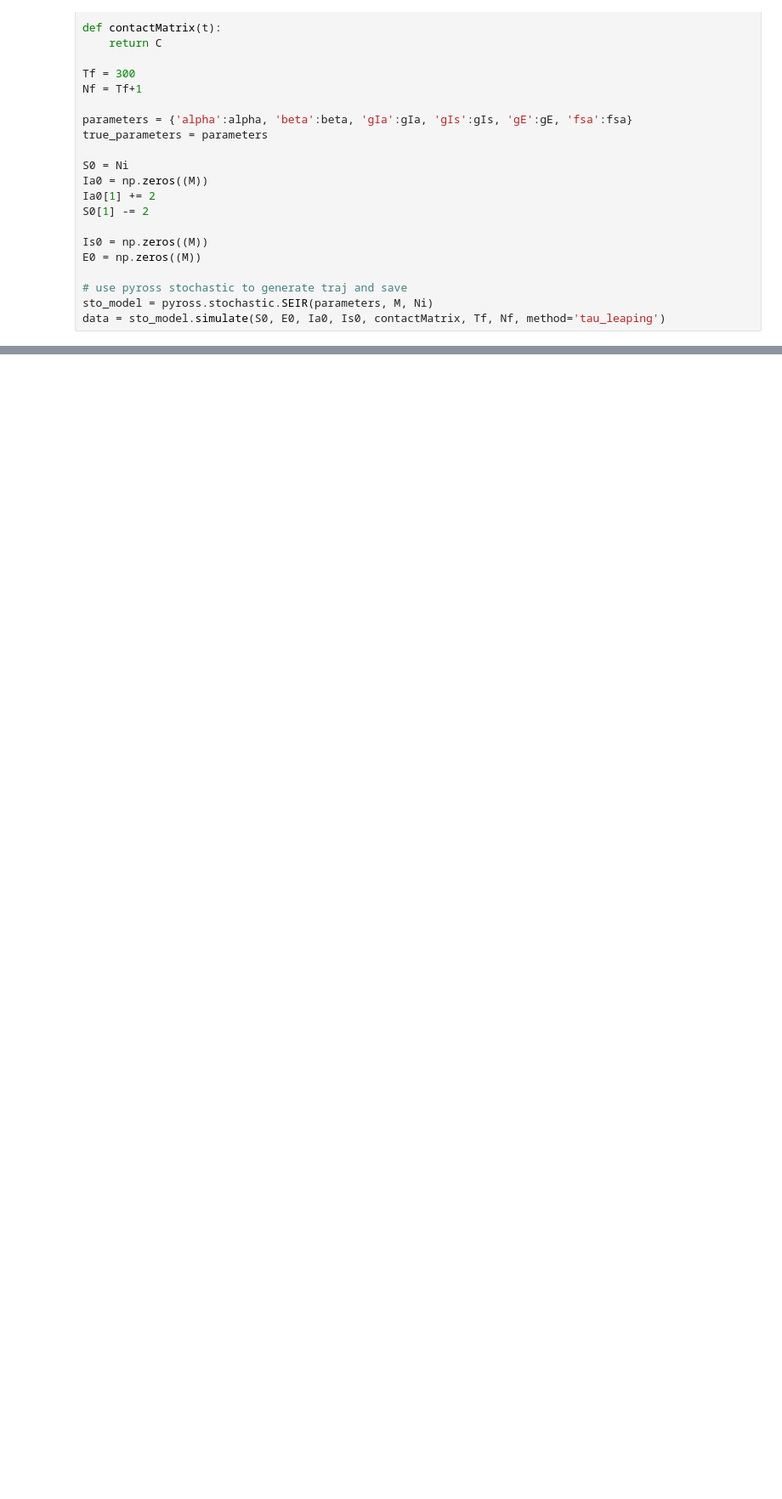
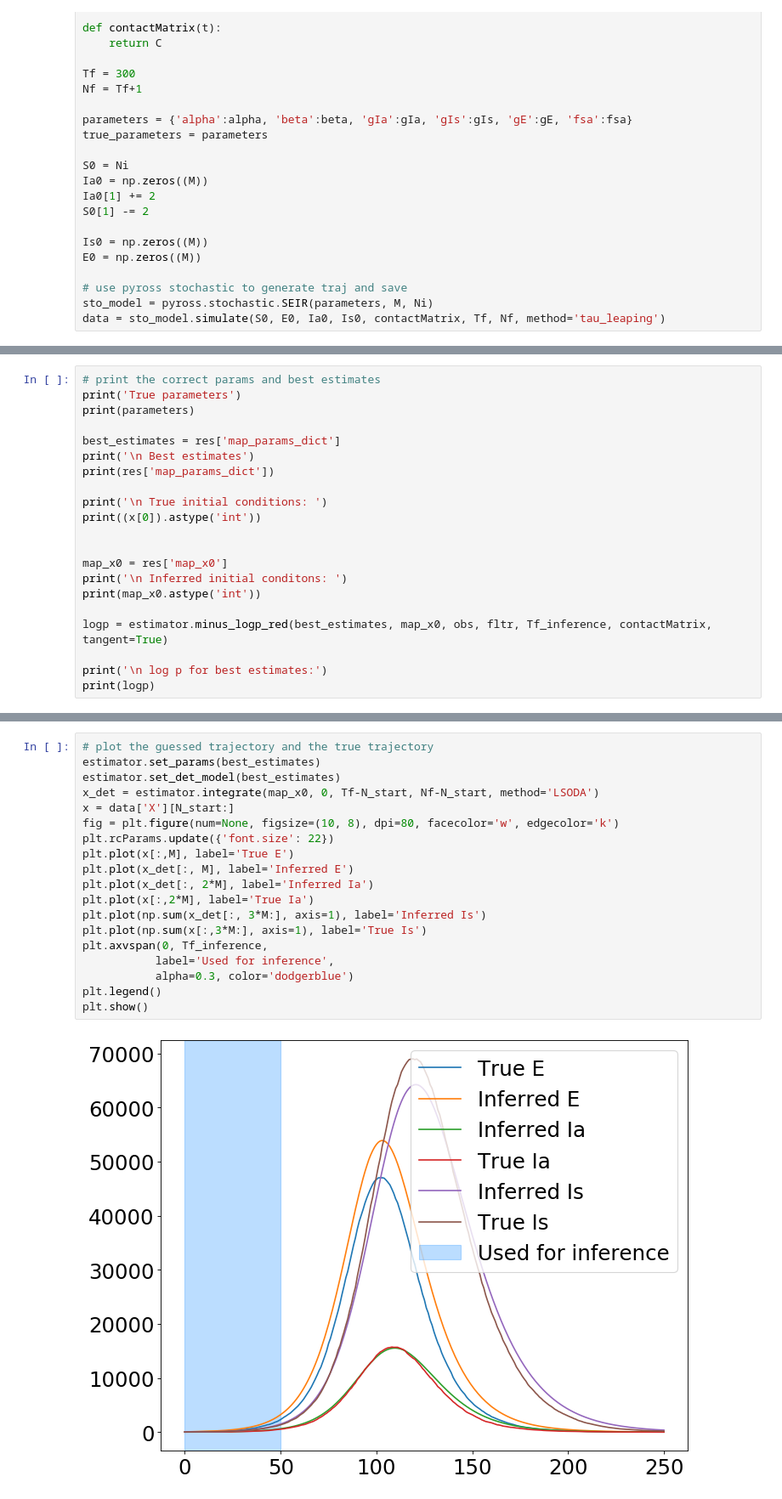
Before and after one commit to rajeshrinet/pyross, a Jupyter notebook: examples/inference/ex-lin-mode-M=2.ipynb, the cells around one changed output, grey strips where cells are left out. Shown at 85% size. Saved outputs shown, nothing was run; the diff lists cells and outputs as text; blank space fills up the shorter version.

```diff
--- a/examples/inference/ex-lin-mode-M=2.ipynb
+++ b/examples/inference/ex-lin-mode-M=2.ipynb
@@ -247,0 +199,21 @@ R initial =  [46.83406035 47.09900991]
+# %%
+# print the correct params and best estimates
+print('True parameters')
+print(parameters)
+
+best_estimates = res['map_params_dict']
+print('\n Best estimates')
+print(res['map_params_dict'])
+
+print('\n True initial conditions: ')
+print((x[0]).astype('int'))
+
+
+map_x0 = res['map_x0']
+print('\n Inferred initial conditons: ')
+print(map_x0.astype('int'))
+
+logp = estimator.minus_logp_red(best_estimates, map_x0, obs, fltr, Tf_inference, contactMatrix, tangent=True)
+
+print('\n log p for best estimates:')
+print(logp)
@@ -247,0 +235,21 @@ R initial =  [46.83406035 47.09900991]
+# %%
+# plot the guessed trajectory and the true trajectory
+estimator.set_params(best_estimates)
+estimator.set_det_model(best_estimates)
+x_det = estimator.integrate(map_x0, 0, Tf-N_start, Nf-N_start, method='LSODA')
+x = data['X'][N_start:]
+fig = plt.figure(num=None, figsize=(10, 8), dpi=80, facecolor='w', edgecolor='k')
+plt.rcParams.update({'font.size': 22})
+plt.plot(x[:,M], label='True E')
+plt.plot(x_det[:, M], label='Inferred E')
+plt.plot(x_det[:, 2*M], label='Inferred Ia')
+plt.plot(x[:,2*M], label='True Ia')
+plt.plot(np.sum(x_det[:, 3*M:], axis=1), label='Inferred Is')
+plt.plot(np.sum(x[:,3*M:], axis=1), label='True Is')
+plt.axvspan(0, Tf_inference,
+           label='Used for inference',
+           alpha=0.3, color='dodgerblue')
+plt.legend()
+plt.show()
+# %% [output]
+[figure, added]
```
Also changed, not shown: parts of 10 cells of this notebook, 3 other files.
